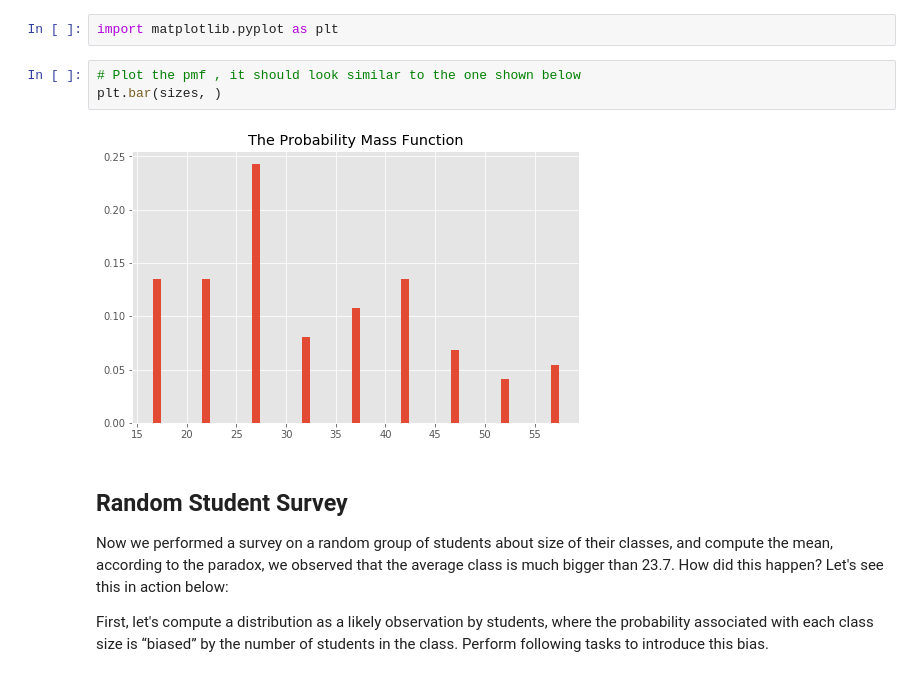
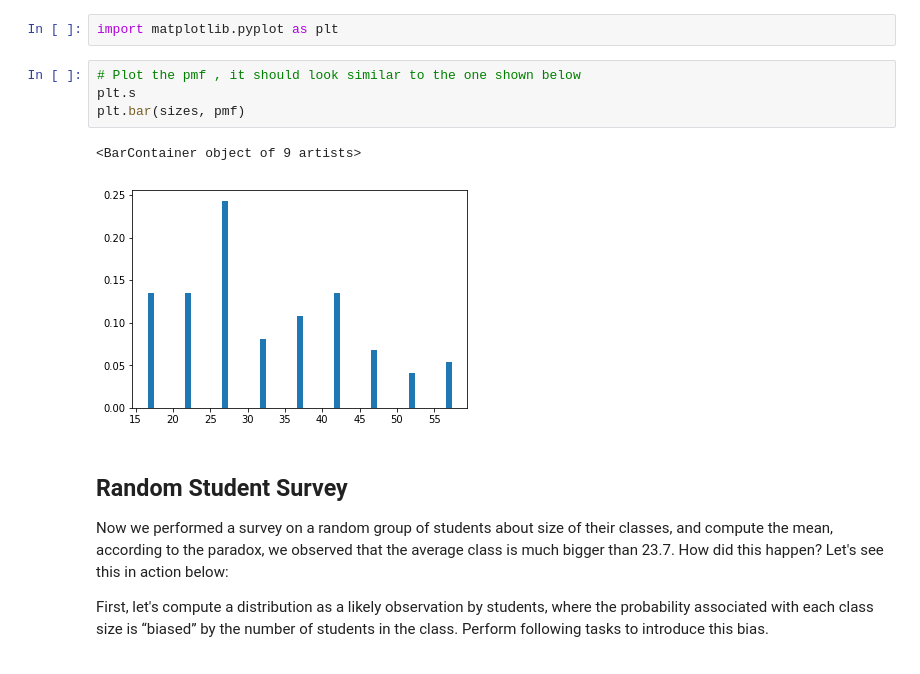
Before and after one commit to keita-dc/dsc-probability-mass-function-lab-dc-ds-060319, a Jupyter notebook: index.ipynb, the cells around one changed output. Saved outputs shown, nothing was run; the diff lists cells and outputs as text.

```diff
--- a/index.ipynb
+++ b/index.ipynb
@@ -102,9 +102,11 @@ So according to the campus manager, the average class size is 27. This makes a l
 import matplotlib.pyplot as plt
 # %%
 # Plot the pmf , it should look similar to the one shown below
-plt.bar(sizes, )
+plt.s
+plt.bar(sizes, pmf)
 # %% [output]
+<BarContainer object of 9 artists>
-[figure, old version]
+[figure, new version]
 # %% [markdown]
 ## Random Student Survey
 
```
